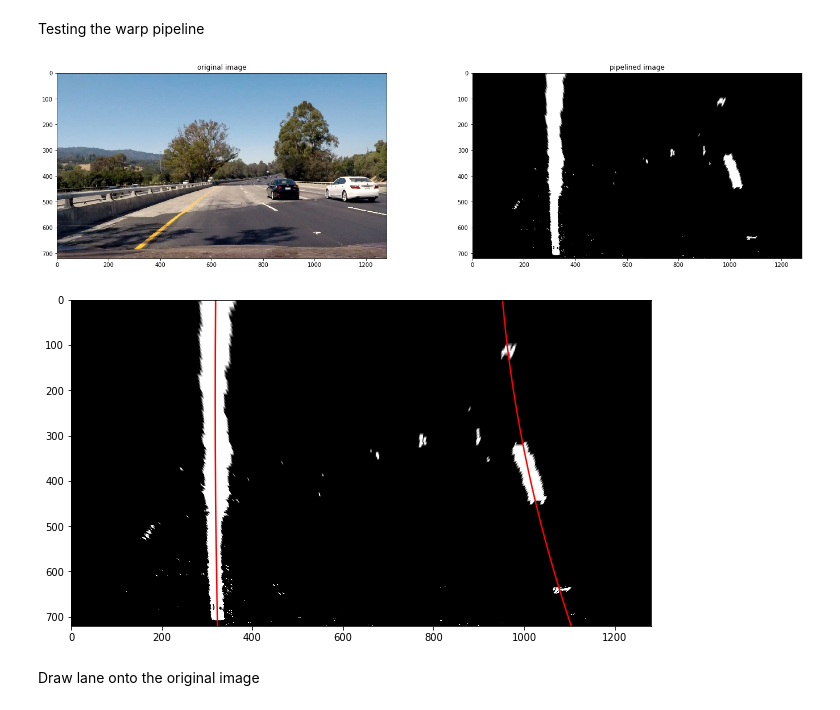
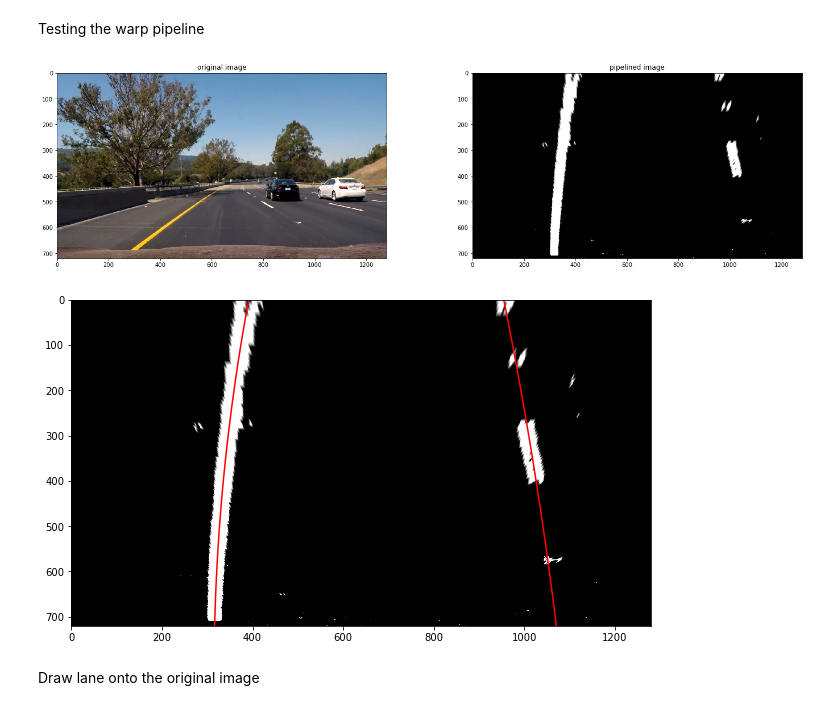
Before and after one commit to AbhishekGurudutt/CarND-Advanced-Lane-Lines, a Jupyter notebook: advanced_lane_detection.ipynb, the cells around one changed output. Saved outputs shown, nothing was run; the diff lists cells and outputs as text; code cells hidden in the pictures.

```diff
--- a/advanced_lane_detection.ipynb
+++ b/advanced_lane_detection.ipynb
@@ -140,7 +140,7 @@ plt.imshow(undist_img)
 plt.show()
 
 test_imgs = read_test_images()
-test_img = test_imgs[5]
+test_img = test_imgs[3]
 plt.figure(figsize=(12, 3))
 plt.subplot(1,2,1)
 plt.title("Original image")
@@ -300,7 +300,7 @@ plt.imshow(msk_img)
 plt.title("pipelined image")
 plt.show()
 # %% [output]
-[figure, old version]
+[figure, new version]
 # %%
 def histogram_peaks(img):
     mid_point = img[img.shape[0] // 2 :, :]
@@ -374,27 +374,27 @@ def sliding_window(img):
 # %%
 msk_bin_img = msk_img[:, :, 0]
 plt.figure(figsize=(24,6))
 left_fit, right_fit, left_lane_inds, right_lane_inds = sliding_window(msk_bin_img)
-x = test_imgs[3].shape[0]
+x = test_img.shape[0]
 
 left_fit_x_int = left_fit[0]*x**2 + left_fit[1]*x + left_fit[2]
 right_fit_x_int = right_fit[0]*x**2 + right_fit[1]*x + right_fit[2]
 
 out_img = np.uint8(np.dstack((msk_bin_img, msk_bin_img, msk_bin_img))*255)
 ploty = np.linspace(0, msk_bin_img.shape[0]-1, msk_bin_img.shape[0] )
 left_fitx = left_fit[0]*ploty**2 + left_fit[1]*ploty + left_fit[2]
 right_fitx = right_fit[0]*ploty**2 + right_fit[1]*ploty + right_fit[2]
 nonzero = msk_bin_img.nonzero()
 nonzeroy = np.array(nonzero[0])
 nonzerox = np.array(nonzero[1])
 plt.imshow(msk_img)
 plt.plot(left_fitx, ploty, color='red')
 plt.plot(right_fitx, ploty, color='red')
 plt.xlim(0, 1280)
 plt.ylim(720, 0)
 
 plt.show()
 # %% [output]
-[figure, old version]
+[figure, new version]
 # %% [markdown]
 Draw lane onto the original image
```
Also changed, not shown: parts of 10 cells of this notebook, 1 other file.
